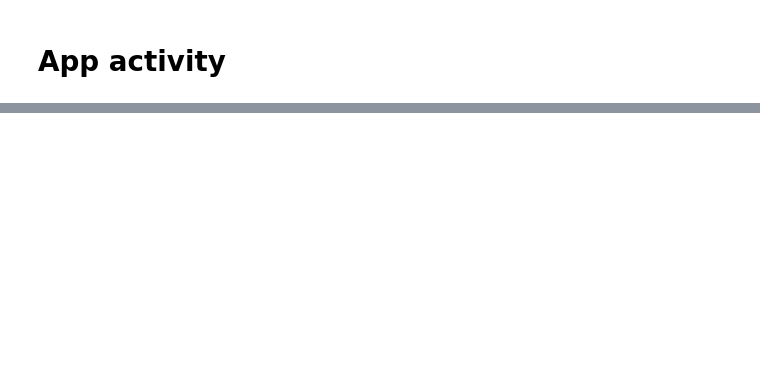
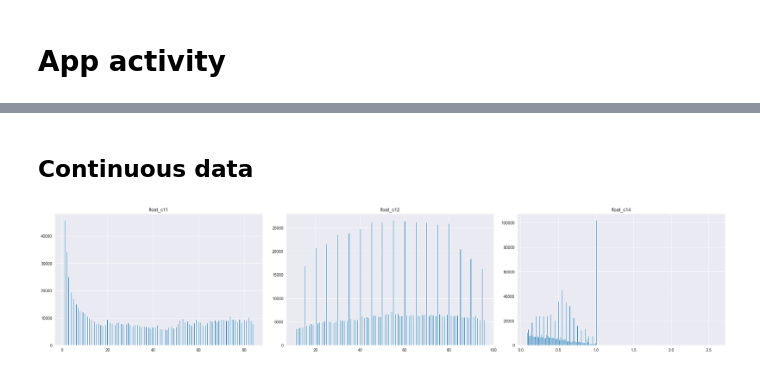
Before and after one commit to danproshyn/ff_internship, a Jupyter notebook: data_analysis/app_activity.ipynb, the cells around one changed output, grey strips where cells are left out. Saved outputs shown, nothing was run; the diff lists cells and outputs as text; code cells hidden in the pictures; blank space fills up the shorter version.

Commit message:
refactor: data analysis notebooks

```diff
--- a/data_analysis.ipynb
+++ b/data_analysis/app_activity.ipynb
@@ -222,5 +10,5 @@ np.float32(75.0)
 # %%
-from utils import handle_activity_null_values, read_app_activity
+from utils import read_app_activity
 
-app_activity = read_app_activity('data/samples/APP_ACTIVITY_SAMPLE.csv')
-app_activity = handle_activity_null_values(app_activity)
+df = read_app_activity('../data/samples/APP_ACTIVITY_SAMPLE.csv')
+df.info()
@@ -226,0 +33,6 @@ app_activity = handle_activity_null_values(app_activity)
+# %%
+# Preprocess
+from utils import preprocess_app_activity_data
+
+df = preprocess_app_activity_data(df)
+df.info()
@@ -405,0 +120,11 @@ communications['cat_c5'].value_counts().sort_index()
+# %% [markdown]
+## Continuous data
+# %%
+cont_cols = ['float_c11', 'float_c12', 'float_c14']
+# %%
+# Histograms
+from utils import plot_continuous_cols_distribution
+
+plot_continuous_cols_distribution(df, cont_cols)
+# %% [output]
+[figure, added]
```
Also changed, not shown: parts of 47 cells of this notebook, 7 other files.
